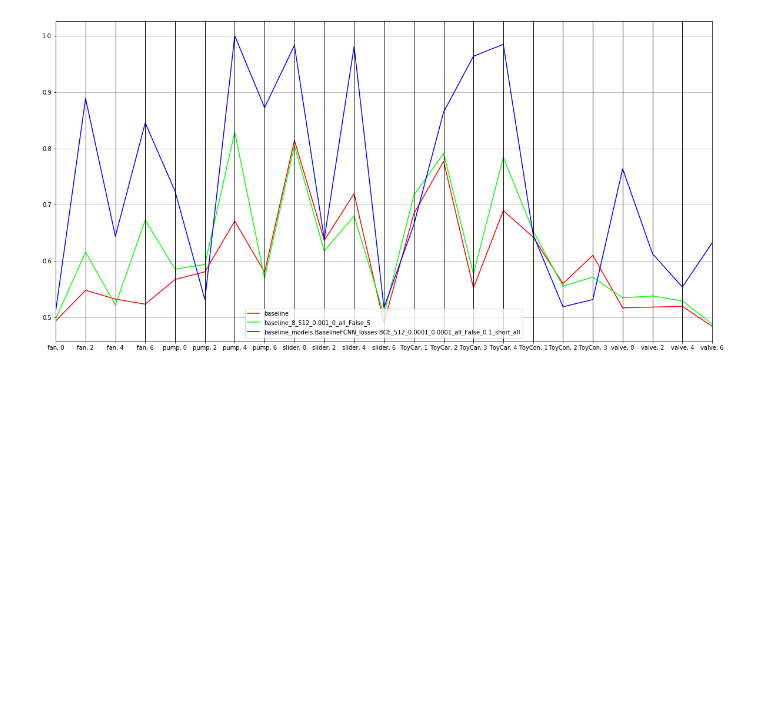
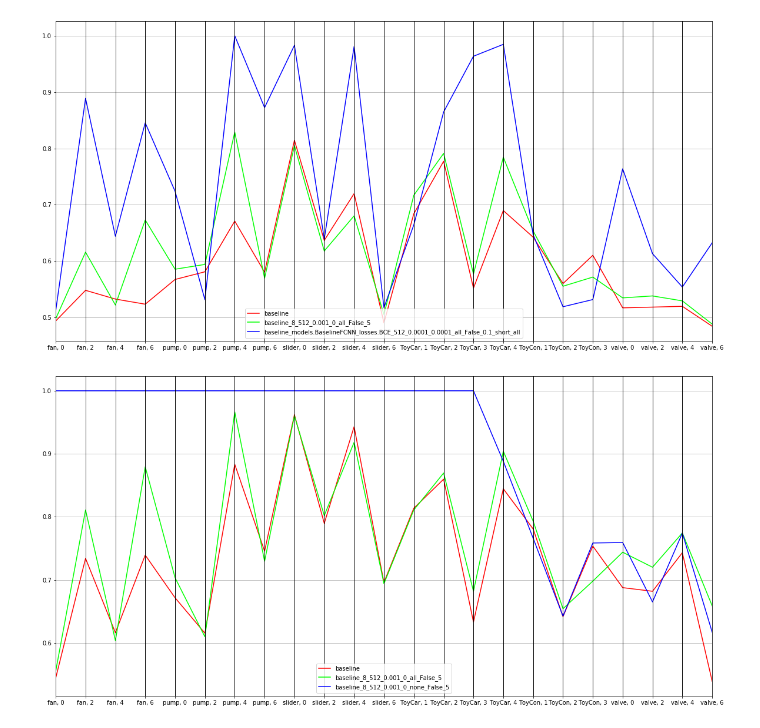
Before and after one commit to OptimusPrimus/dcase2020_task2, a Jupyter notebook: notebooks/parallel_axis_plot.ipynb, the cells around one changed output. Cells and saved outputs as stored; diff of their text form; code cells hidden in the pictures; blank space fills up the shorter version.

Commit message:
add dcase baseline

```diff
--- a/notebooks/parallel_axis_plot.ipynb
+++ b/notebooks/parallel_axis_plot.ipynb
@@ -202,3 +202,37 @@ plt.xticks(np.arange(0, 23), labels)
 plt.show()
 # %% [output]
 [figure]
+# %%
+client = MongoClient('mongodb://student2.cp.jku.at:27017/')
+db = client.dcase2020_2
+db.list_collection_names()
+
+runs = db.runs.find({
+             "experiment.name": "dcase2020_task2_baseline"
+            })
+runs = [r for r in runs]
+# %%
+data = [
+    get_record(baseline_auc),
+    #get_record(get_experiment(runs, 'per_mic_norm_same_mic_comp', metric='pauroc_mean')),
+    #get_record(get_experiment(runs, 'per_mic_normalized', metric='pauroc_mean')),
+    #get_record(get_experiment(runs, 'not_normalized', metric='pauroc_mean')),
+    #get_record(get_experiment(runs, 'no_raw_no_normalization', metric='pauroc_mean')),
+    #get_record(get_experiment(runs, 'all_normalized_bce_loss', metric='pauroc_mean')),
+    get_record(get_experiment(runs, 'baseline_8_512_0.001_0_all_False_5', metric='auroc_mean')),
+    get_record(get_experiment(runs, 'baseline_8_512_0.001_0_none_False_5', metric='auroc_mean'))
+]
+
+df = pd.DataFrame(data)
+
+plt.figure(figsize=(20,10))
+pd.plotting.parallel_coordinates(df, 0, color=('#FF0000', '#00FF00', '#0000FF', '#008888', '#880088', '#888800', '#880000'))
+plt.legend(loc='lower center')
+labels = []
+for i in range(6):
+    for j in TRAINING_ID_MAP[i]:
+        labels.append("{}, {}".format(INVERSE_CLASS_MAP[i][:6], j))
+plt.xticks(np.arange(0, 23), labels)
+plt.show()
+# %% [output]
+[figure, added]
```
Also changed, not shown: 1 other file.
